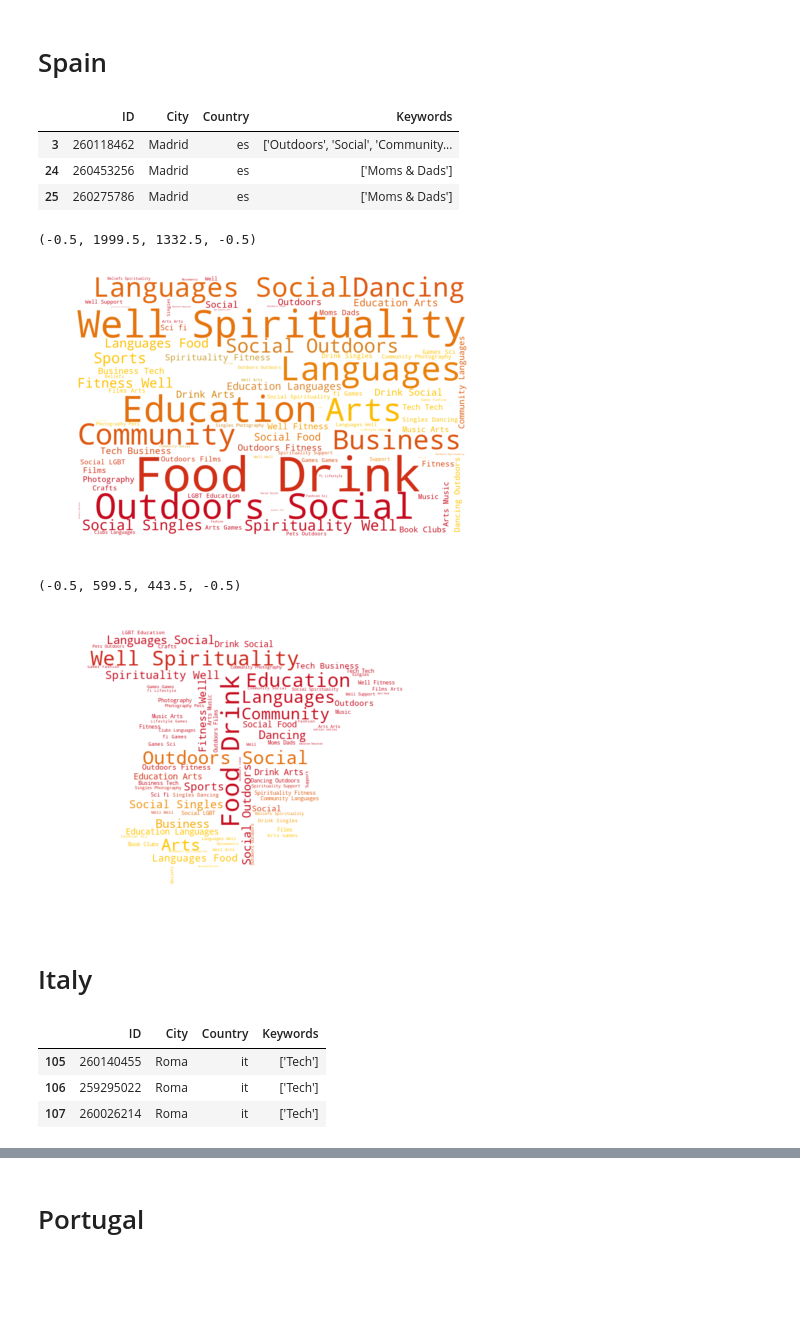
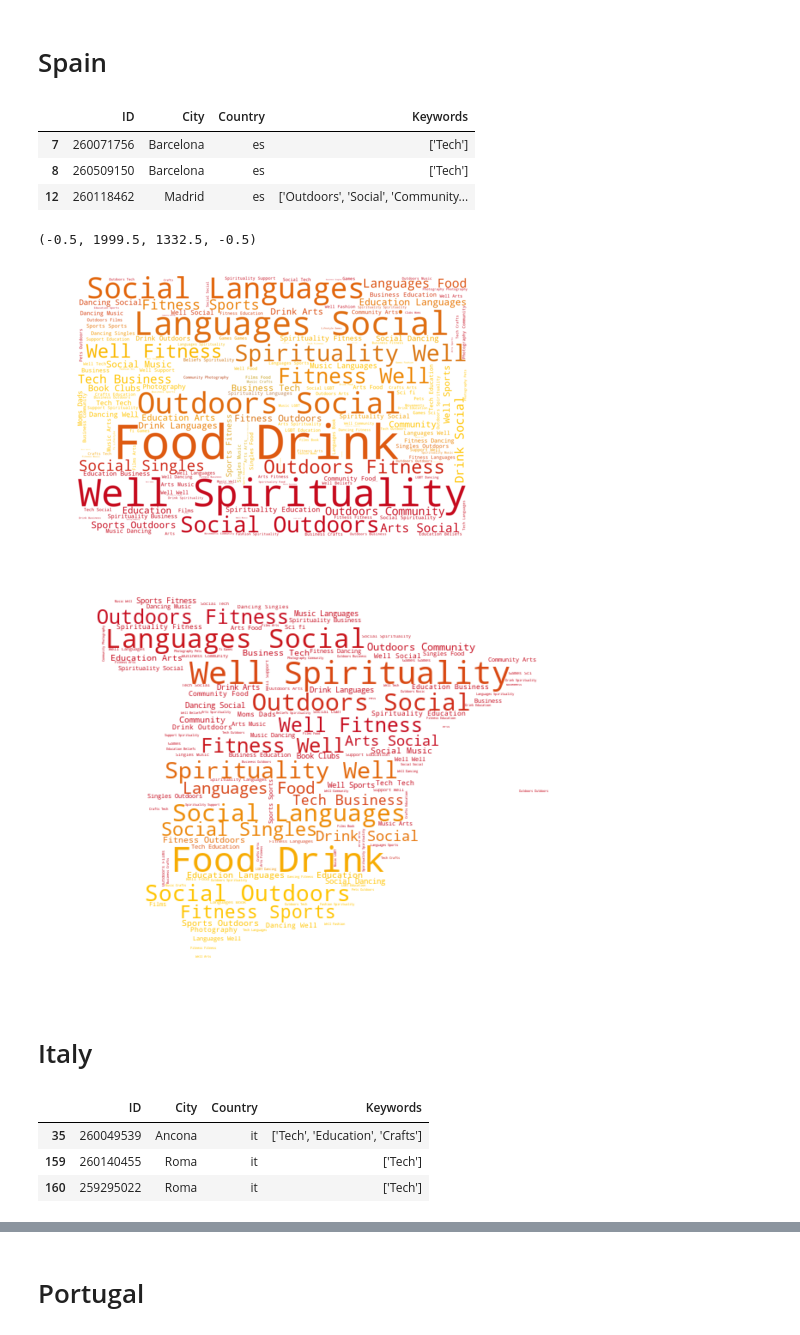
Before and after one commit to DBertazioli/ARmeetup, a Jupyter notebook: Visualizations/wordcloud_country_europe.ipynb, the cells around one changed output, grey strips where cells are left out. Drawn from its saved outputs; the diff is of its cells as text; code cells hidden in the pictures; blank space fills up the shorter version.

```diff
--- a/Visualizations/wordcloud_country_europe.ipynb
+++ b/Visualizations/wordcloud_country_europe.ipynb
@@ -7,7 +7,7 @@ from PIL import Image
 # %%
 #!pip install wordcloud
 # %%
-df = pd.read_csv('https://media.githubusercontent.com/media/DBertazioli/ARmeetup/master/Visualizations/map/event_topic_keywords.csv')
+df = pd.read_csv('https://media.githubusercontent.com/media/DBertazioli/ARmeetup/master/Visualizations/wordcloud/event_topic_keywords_selected_country.csv')
 # %%
 df.head()
 # %% [output]
@@ -133,9 +133,9 @@ shape_mask_de = np.array(Image.open("I:/Massi/Documents/GitHub/ARmeetup/Visualiz
 df_es.head(3)
 # %% [output]
 |  | ID | City | Country | Keywords |
-| 3 | 260118462 | Madrid | es | ['Outdoors', 'Social', 'Community... |
-| 24 | 260453256 | Madrid | es | ['Moms & Dads'] |
-| 25 | 260275786 | Madrid | es | ['Moms & Dads'] |
+| 7 | 260071756 | Barcelona | es | ['Tech'] |
+| 8 | 260509150 | Barcelona | es | ['Tech'] |
+| 12 | 260118462 | Madrid | es | ['Outdoors', 'Social', 'Community... |
 # %%
 wc = WordCloud(background_color="white", max_words=1000, mask=mask_es, width=800,height=400).generate(text_es)
 image_colors = ImageColorGenerator(mask_es)
@@ -147,29 +147,29 @@ plt.axis("off")
 #wc.to_file("wordcloud_flag_es.png")
 # %% [output]
 (-0.5, 1999.5, 1332.5, -0.5)
-[figure, old version]
+[figure, new version]
 # %%
 wc = WordCloud(background_color="white", max_words=1000, mask=shape_mask_es).generate(text_es)
 image_colors = ImageColorGenerator(mask_es)
 # store to file
 #wc.to_file("img/wordcloud_shape_es.png")
 # show
-plt.figure(figsize=[10,5])
+plt.figure(figsize=[14,7])
 plt.imshow(wc.recolor(color_func=image_colors), interpolation='bilinear')
 plt.axis("off")
+plt.savefig("wordcloud_shape_es.png", facecolor='none')
 #plt.show()
 # %% [output]
-(-0.5, 599.5, 443.5, -0.5)
-[figure, old version]
+[figure, new version]
 # %% [markdown]
 # Italy
 # %%
 df_it.head(3)
 # %% [output]
 |  | ID | City | Country | Keywords |
-| 105 | 260140455 | Roma | it | ['Tech'] |
-| 106 | 259295022 | Roma | it | ['Tech'] |
-| 107 | 260026214 | Roma | it | ['Tech'] |
+| 35 | 260049539 | Ancona | it | ['Tech', 'Education', 'Crafts'] |
+| 159 | 260140455 | Roma | it | ['Tech'] |
+| 160 | 259295022 | Roma | it | ['Tech'] |
 # %%
 wc = WordCloud(background_color="white", max_words=1000, mask=mask_it).generate(text_it)
 image_colors = ImageColorGenerator(mask_it)
```
Also changed, not shown: parts of 28 cells of this notebook, 9 other files.
